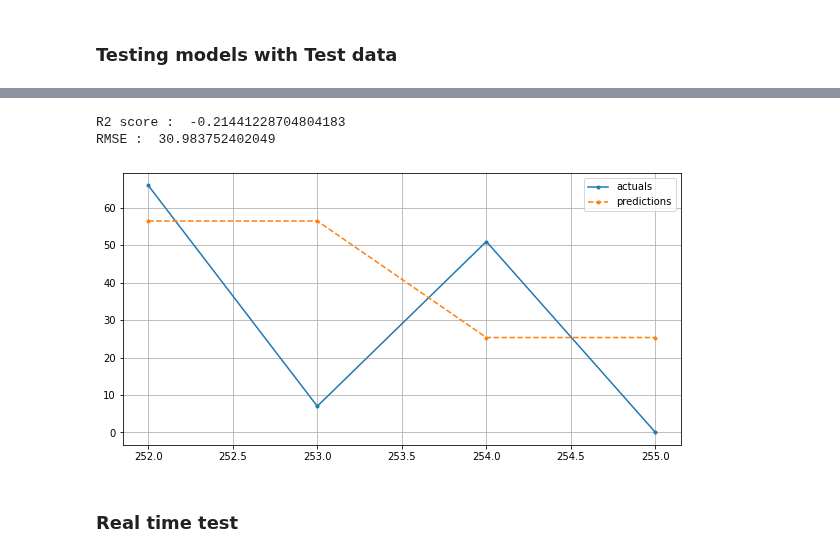
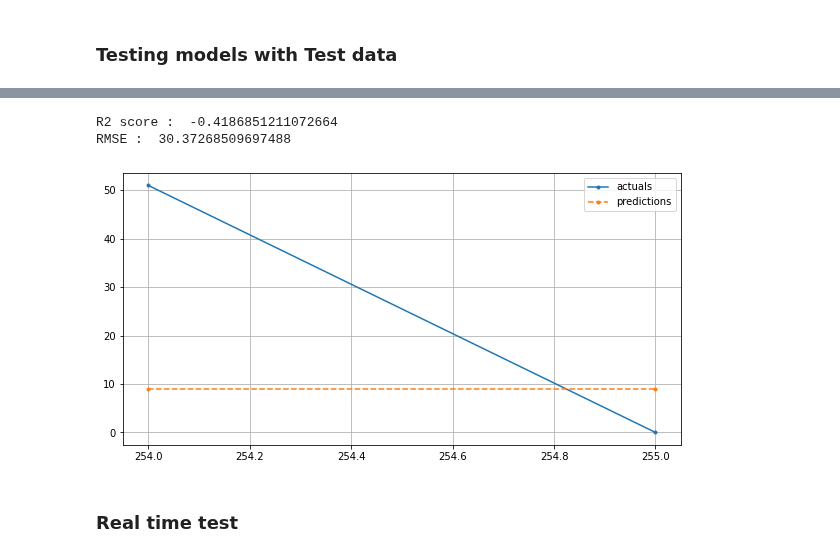
Before and after one commit to SharanDHONI/Virat-Kohli-ODI-Analysis, a Jupyter notebook: ODI_Anlaysis_Regression.ipynb, the cells around one changed output, grey strips where cells are left out. Drawn from its saved outputs; the diff is of its cells as text; code cells hidden in the pictures.

```diff
--- a/ODI_Anlaysis_Regression.ipynb
+++ b/ODI_Anlaysis_Regression.ipynb
@@ -749,7 +749,7 @@ train_test = ml.loc[(ml.Match_No == 100) | (ml.Match_No == 150) | (ml.Match_No =
 # %%
-test = ml.loc[ml.Match_No >= 253]
+test = ml.loc[ml.Match_No >= 255]
 # %%
-ml = ml.loc[ml.Match_No < 253]
+ml = ml.loc[ml.Match_No < 255]
 # %%
 x = ml.drop('Runs',axis=1)
 y = ml.Runs
@@ -1008,16 +1002,16 @@ test
 # %%
 plt.figure(figsize=(10,5))
 plt.plot(test.index , test.Runs,marker='.',label='actuals')
-plt.plot(test.index , test.xgb_Pred,marker='.',label='predictions',linestyle='--')
-print('R2 score : ',r2_score(test.Runs,test.xgb_Pred))
-print('RMSE : ',np.sqrt(mean_squared_error(test.Runs,test.xgb_Pred)))
+plt.plot(test.index , test.dt_Pred,marker='.',label='predictions',linestyle='--')
+print('R2 score : ',r2_score(test.Runs,test.dt_Pred))
+print('RMSE : ',np.sqrt(mean_squared_error(test.Runs,test.dt_Pred)))
 plt.grid()
 plt.legend()
 plt.show()
 # %% [output]
-R2 score :  -0.21441228704804183
-RMSE :  30.983752402049
+R2 score :  -0.4186851211072664
+RMSE :  30.37268509697488
-[figure, old version]
+[figure, new version]
 # %% [markdown]
 
 ### Real time test
```
Also changed, not shown: parts of 16 cells of this notebook, 1 other file.
